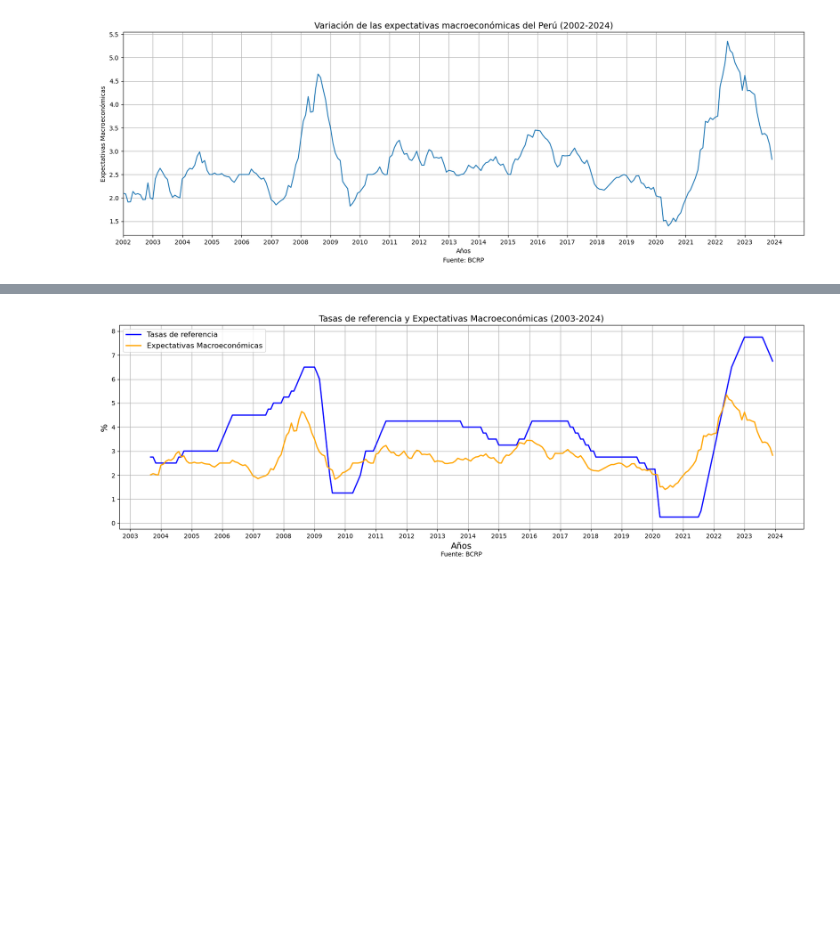
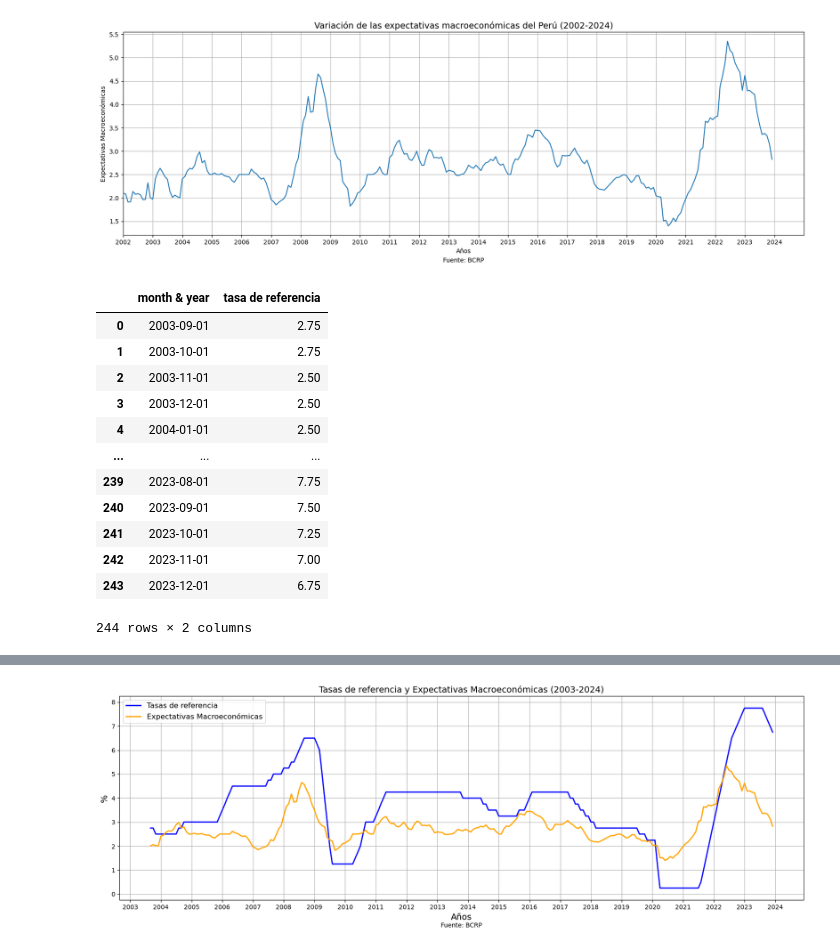
Before and after one commit to qlab-intro-python/proyecto-final-pf-arce-y-mundaca, a Jupyter notebook: proyecto_final.ipynb, the cells around one changed output, grey strips where cells are left out. Drawn from its saved outputs; the diff is of its cells as text; code cells hidden in the pictures; blank space fills up the shorter version.

```diff
--- a/proyecto_final.ipynb
+++ b/proyecto_final.ipynb
@@ -218,3 +218,19 @@ plt.text(0.5, -0.125, 'Fuente: BCRP', ha='center', va='center', transform=plt.gc
 plt.show()
 # %% [output]
 [figure]
+# %%
+df_tasas
+# %% [output]
+|  | month & year | tasa de referencia |
+| 0 | 2003-09-01 | 2.75 |
+| 1 | 2003-10-01 | 2.75 |
+| 2 | 2003-11-01 | 2.50 |
+| 3 | 2003-12-01 | 2.50 |
+| 4 | 2004-01-01 | 2.50 |
+| ... | ... | ... |
+| 239 | 2023-08-01 | 7.75 |
+| 240 | 2023-09-01 | 7.50 |
+| 241 | 2023-10-01 | 7.25 |
+| 242 | 2023-11-01 | 7.00 |
+| 243 | 2023-12-01 | 6.75 |
+244 rows × 2 columns
```
Also changed, not shown: parts of 13 cells of this notebook.
